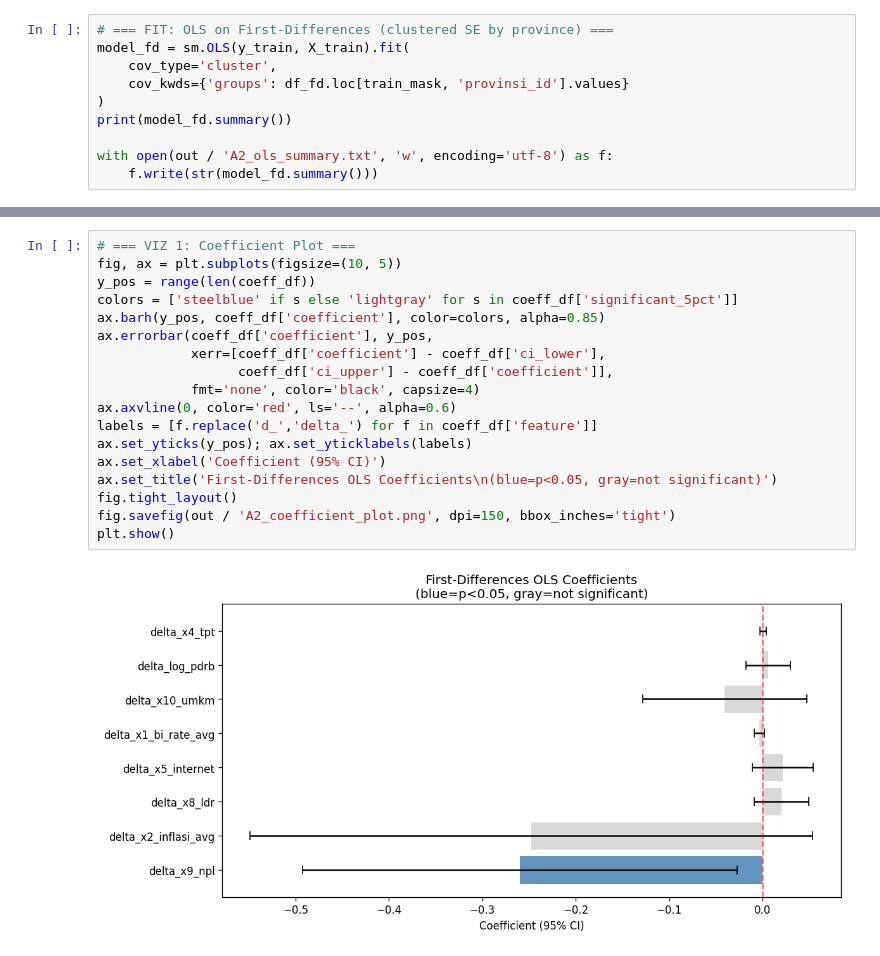
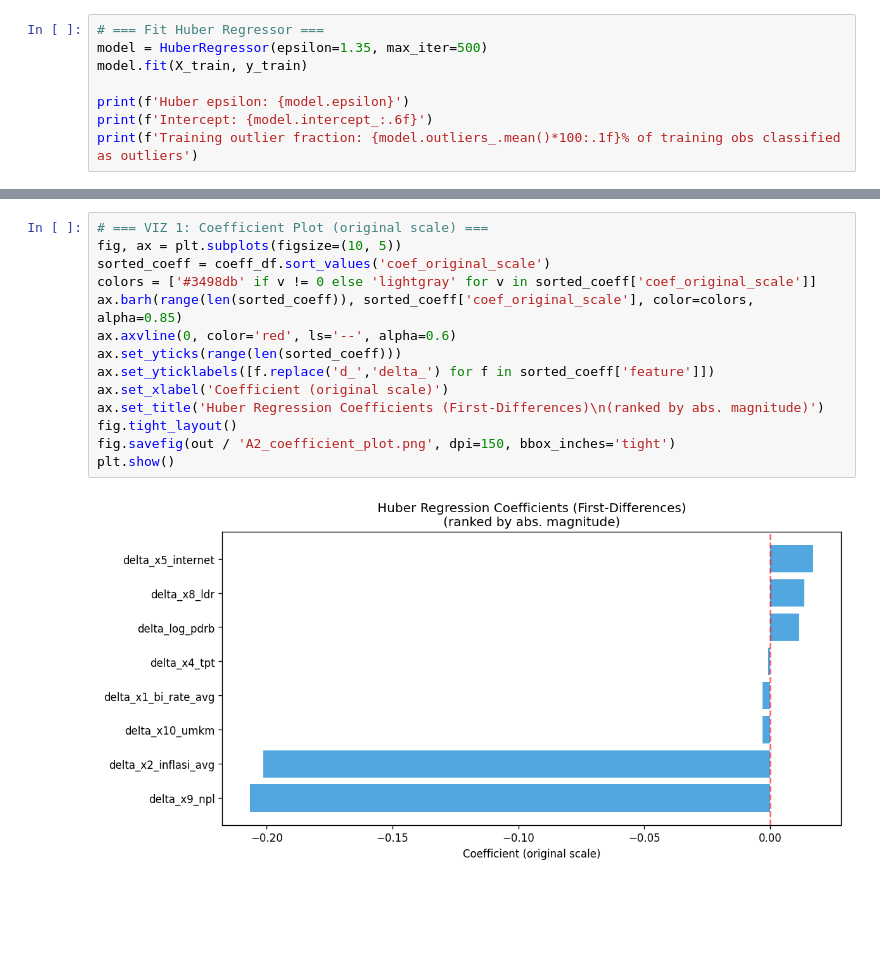
Before and after one commit to bimyusufk/Microsoft-Datathon-TWP90-Early-Warning-System, a Jupyter notebook: pipeline_A/A2_panel_fixed_effects.ipynb, the cells around one changed output, grey strips where cells are left out. Cells and saved outputs as stored; diff of their text form; blank space fills up the shorter version.

```diff
--- a/pipeline_A/A2_panel_fixed_effects.ipynb
+++ b/pipeline_A/A2_panel_fixed_effects.ipynb
@@ -95,11 +89,9 @@ Ratio obs:params = 6.9:1
 # %%
-# === FIT: OLS on First-Differences (clustered SE by province) ===
-model_fd = sm.OLS(y_train, X_train).fit(
-    cov_type='cluster',
-    cov_kwds={'groups': df_fd.loc[train_mask, 'provinsi_id'].values}
-)
-print(model_fd.summary())
+# === Fit Huber Regressor ===
+model = HuberRegressor(epsilon=1.35, max_iter=500)
+model.fit(X_train, y_train)
 
-with open(out / 'A2_ols_summary.txt', 'w', encoding='utf-8') as f:
-    f.write(str(model_fd.summary()))
+print(f'Huber epsilon: {model.epsilon}')
+print(f'Intercept: {model.intercept_:.6f}')
+print(f'Training outlier fraction: {model.outliers_.mean()*100:.1f}% of training obs classified as outliers')
 # %% [output]
@@ -233,21 +184,17 @@ coeff_df.to_csv(out / 'A2_coefficients.csv', index=False)
 # %%
-# === VIZ 1: Coefficient Plot ===
+# === VIZ 1: Coefficient Plot (original scale) ===
 fig, ax = plt.subplots(figsize=(10, 5))
-y_pos = range(len(coeff_df))
-colors = ['steelblue' if s else 'lightgray' for s in coeff_df['significant_5pct']]
-ax.barh(y_pos, coeff_df['coefficient'], color=colors, alpha=0.85)
-ax.errorbar(coeff_df['coefficient'], y_pos,
-            xerr=[coeff_df['coefficient'] - coeff_df['ci_lower'],
-                  coeff_df['ci_upper'] - coeff_df['coefficient']],
-            fmt='none', color='black', capsize=4)
+sorted_coeff = coeff_df.sort_values('coef_original_scale')
+colors = ['#3498db' if v != 0 else 'lightgray' for v in sorted_coeff['coef_original_scale']]
+ax.barh(range(len(sorted_coeff)), sorted_coeff['coef_original_scale'], color=colors, alpha=0.85)
 ax.axvline(0, color='red', ls='--', alpha=0.6)
-labels = [f.replace('d_','delta_') for f in coeff_df['feature']]
-ax.set_yticks(y_pos); ax.set_yticklabels(labels)
-ax.set_xlabel('Coefficient (95% CI)')
-ax.set_title('First-Differences OLS Coefficients\n(blue=p<0.05, gray=not significant)')
+ax.set_yticks(range(len(sorted_coeff)))
+ax.set_yticklabels([f.replace('d_','delta_') for f in sorted_coeff['feature']])
+ax.set_xlabel('Coefficient (original scale)')
+ax.set_title('Huber Regression Coefficients (First-Differences)\n(ranked by abs. magnitude)')
 fig.tight_layout()
 fig.savefig(out / 'A2_coefficient_plot.png', dpi=150, bbox_inches='tight')
 plt.show()
 # %% [output]
-[figure, old version]
+[figure, new version]
 # %%
```
Also changed, not shown: parts of 13 cells of this notebook, 24 other files.
